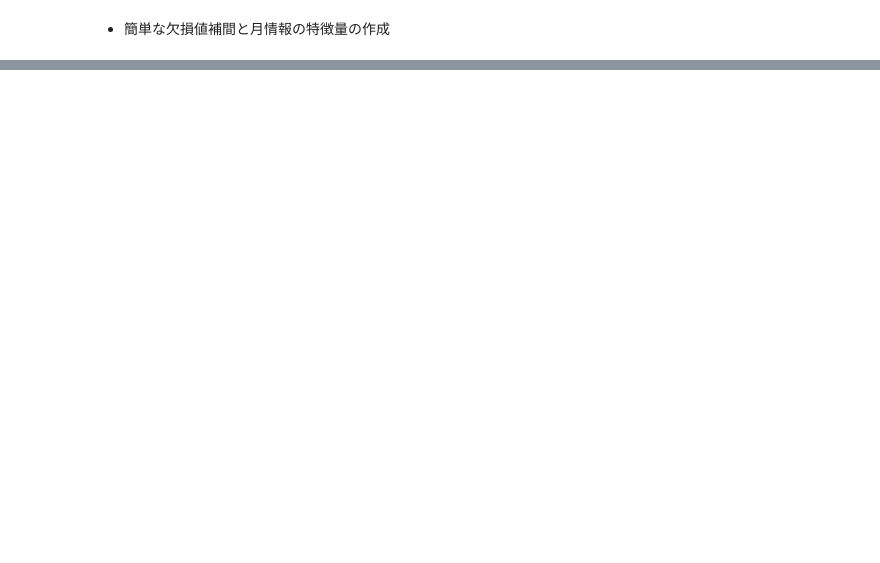
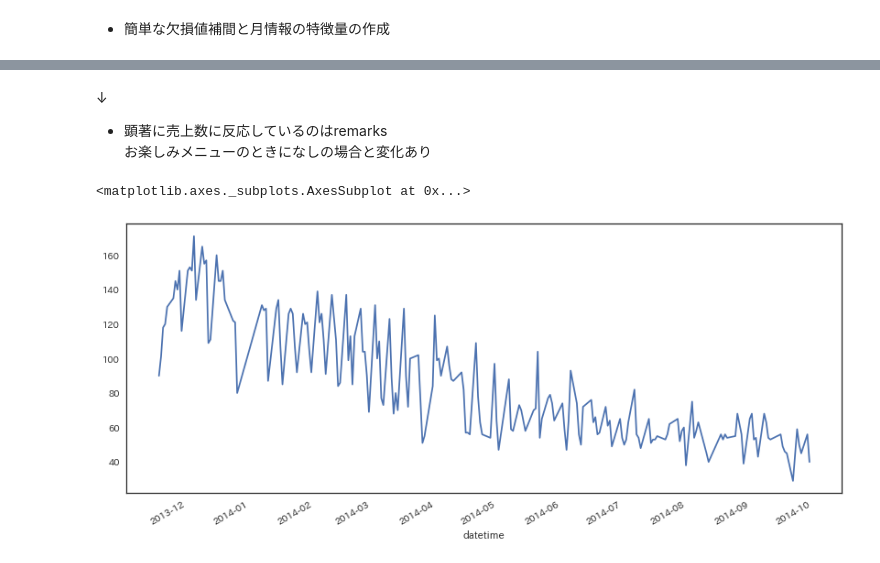
Before and after one commit to OnsenTamagoYoshi/DSCompe_LunchDemandForecast, a Jupyter notebook: チュートリアル.ipynb, the cells around one changed output, grey strips where cells are left out. Drawn from its saved outputs; the diff is of its cells as text; code cells hidden in the pictures; blank space fills up the shorter version.

```diff
--- a/チュートリアル.ipynb
+++ b/チュートリアル.ipynb
@@ -58,0 +123,9 @@ train["payday"] = train["payday"].fillna(0)
+# %% [markdown]
+↓
+- 顕著に売上数に反応しているのはremarks<br>
+お楽しみメニューのときになしの場合と変化あり
+# %%
+train[train["remarks"] != "お楽しみメニュー"]["y"].plot(figsize=(14,6))
+# %% [output]
+<matplotlib.axes._subplots.AxesSubplot at 0x...>
+[figure, added]
```
Also changed, not shown: parts of 55 cells of this notebook.
